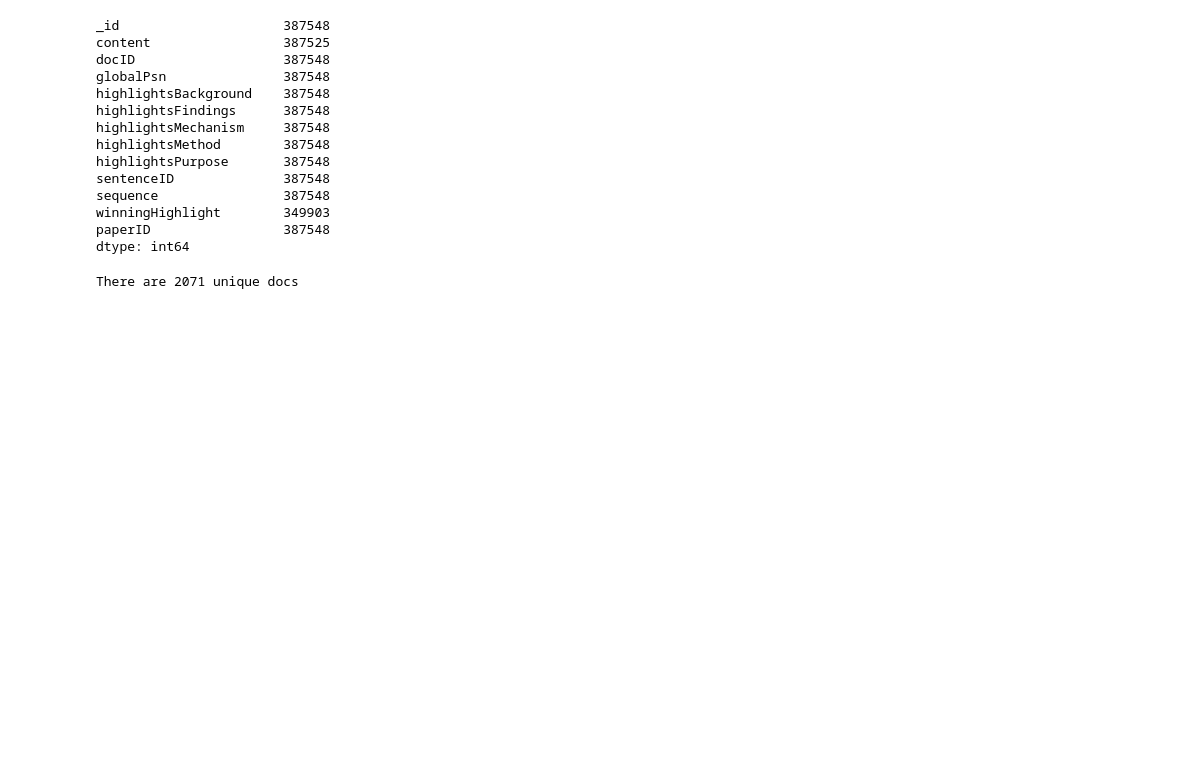
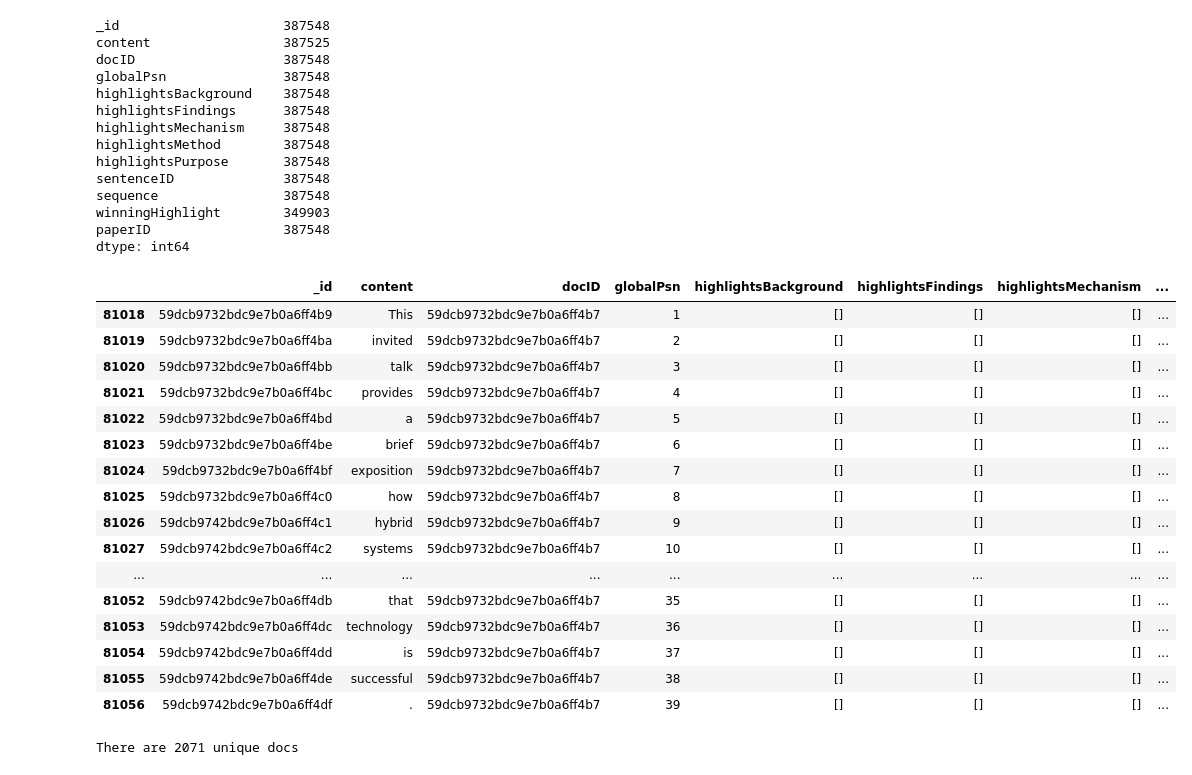
Before and after one commit to xeniaqian94/snorkel, a Jupyter notebook: abstractnet/testrun/make-pseudo-docs.ipynb, the cells around one changed output. Saved outputs shown, nothing was run; the diff lists cells and outputs as text; code cells hidden in the pictures; blank space fills up the shorter version.

```diff
--- a/abstractnet/testrun/make-pseudo-docs.ipynb
+++ b/abstractnet/testrun/make-pseudo-docs.ipynb
@@ -25,6 +54,26 @@ sequence                387548
 winningHighlight        349903
 paperID                 387548
 dtype: int64
+# %%
+words[words['paperID']=='wos_cs_507']
+# %% [output]
+|  | _id | content | docID | globalPsn | highlightsBackground | highlightsFindings | highlightsMechanism | ... |
+| 81018 | 59dcb9732bdc9e7b0a6ff4b9 | This | 59dcb9732bdc9e7b0a6ff4b7 | 1 | [] | [] | [] | ... |
+| 81019 | 59dcb9732bdc9e7b0a6ff4ba | invited | 59dcb9732bdc9e7b0a6ff4b7 | 2 | [] | [] | [] | ... |
+| 81020 | 59dcb9732bdc9e7b0a6ff4bb | talk | 59dcb9732bdc9e7b0a6ff4b7 | 3 | [] | [] | [] | ... |
+| 81021 | 59dcb9732bdc9e7b0a6ff4bc | provides | 59dcb9732bdc9e7b0a6ff4b7 | 4 | [] | [] | [] | ... |
+| 81022 | 59dcb9732bdc9e7b0a6ff4bd | a | 59dcb9732bdc9e7b0a6ff4b7 | 5 | [] | [] | [] | ... |
+| 81023 | 59dcb9732bdc9e7b0a6ff4be | brief | 59dcb9732bdc9e7b0a6ff4b7 | 6 | [] | [] | [] | ... |
+| 81024 | 59dcb9732bdc9e7b0a6ff4bf | exposition | 59dcb9732bdc9e7b0a6ff4b7 | 7 | [] | [] | [] | ... |
+| 81025 | 59dcb9732bdc9e7b0a6ff4c0 | how | 59dcb9732bdc9e7b0a6ff4b7 | 8 | [] | [] | [] | ... |
+| 81026 | 59dcb9742bdc9e7b0a6ff4c1 | hybrid | 59dcb9732bdc9e7b0a6ff4b7 | 9 | [] | [] | [] | ... |
+| 81027 | 59dcb9742bdc9e7b0a6ff4c2 | systems | 59dcb9732bdc9e7b0a6ff4b7 | 10 | [] | [] | [] | ... |
+| ... | ... | ... | ... | ... | ... | ... | ... | ... |
+| 81052 | 59dcb9742bdc9e7b0a6ff4db | that | 59dcb9732bdc9e7b0a6ff4b7 | 35 | [] | [] | [] | ... |
+| 81053 | 59dcb9742bdc9e7b0a6ff4dc | technology | 59dcb9732bdc9e7b0a6ff4b7 | 36 | [] | [] | [] | ... |
+| 81054 | 59dcb9742bdc9e7b0a6ff4dd | is | 59dcb9732bdc9e7b0a6ff4b7 | 37 | [] | [] | [] | ... |
+| 81055 | 59dcb9742bdc9e7b0a6ff4de | successful | 59dcb9732bdc9e7b0a6ff4b7 | 38 | [] | [] | [] | ... |
+| 81056 | 59dcb9742bdc9e7b0a6ff4df | . | 59dcb9732bdc9e7b0a6ff4b7 | 39 | [] | [] | [] | ... |
 # %%
 print("There are", len(set(words['paperID'])), "unique docs")
 # %% [output]
```
Also changed, not shown: parts of 9 cells of this notebook, 22 other files.
